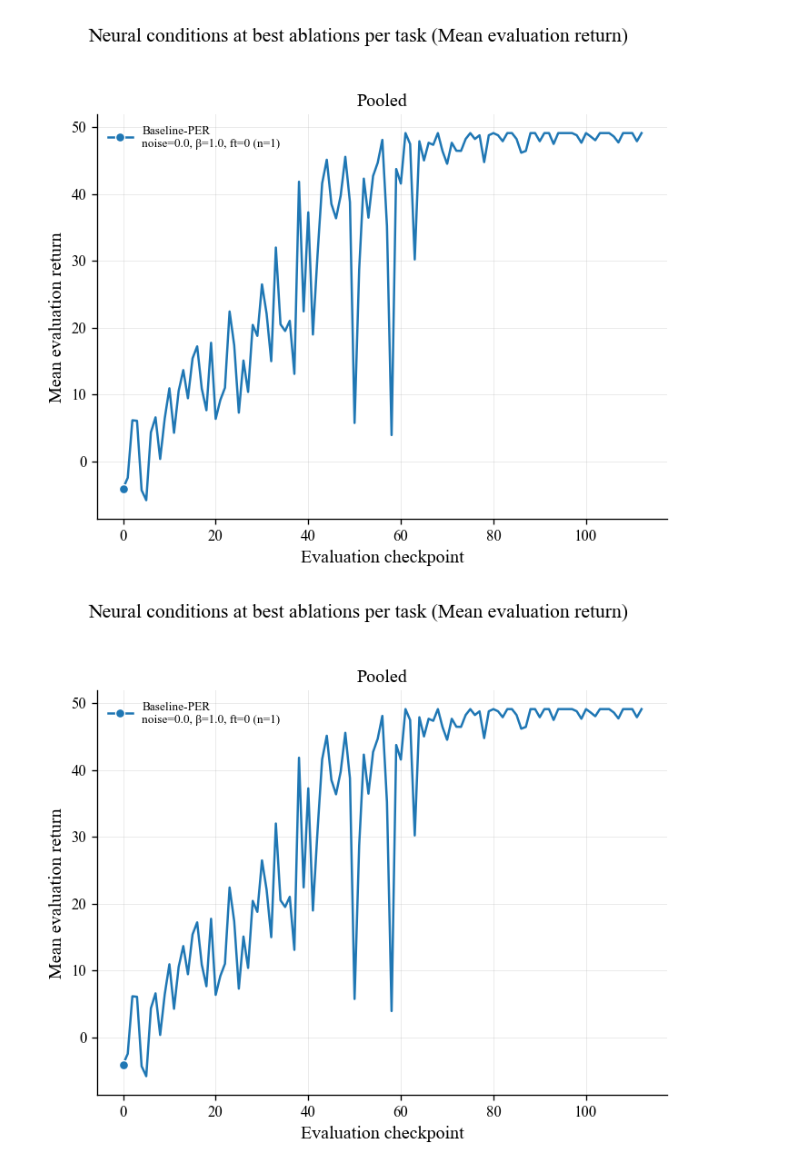
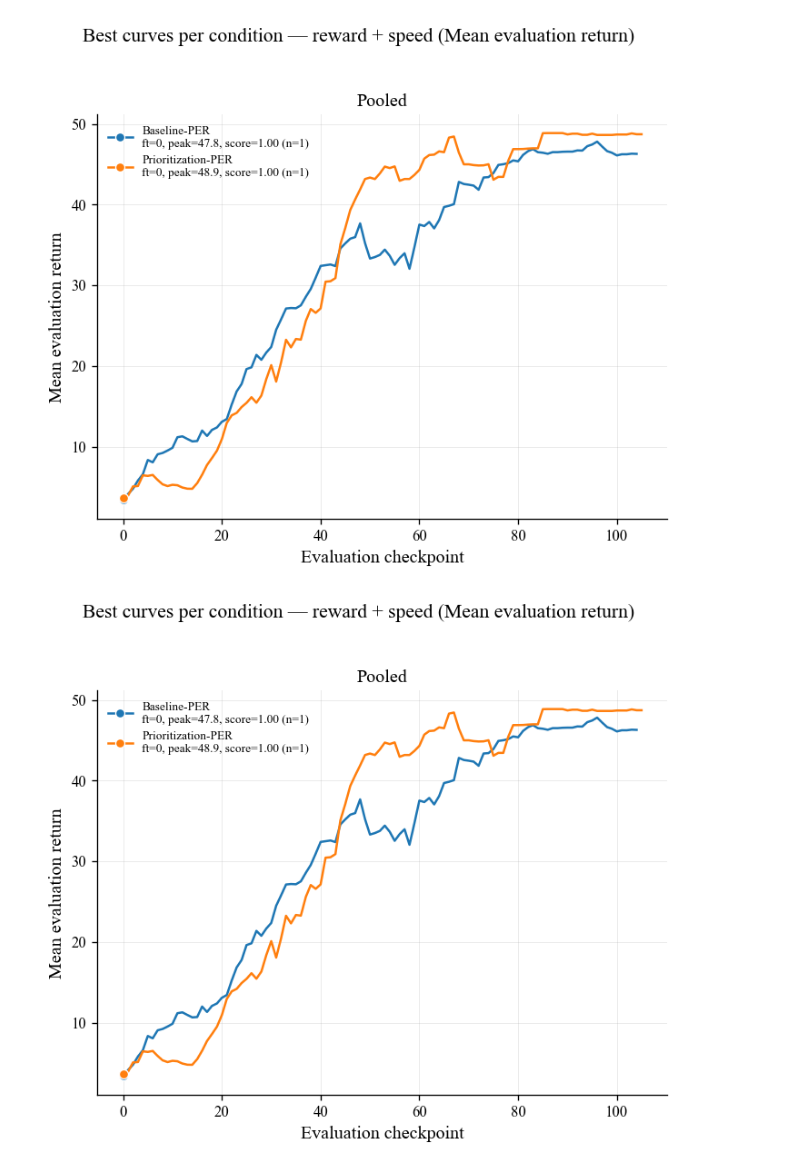
Before and after one commit to your-profile/OfflineNeuroloop, a Jupyter notebook: src/results/graphs_finetune.ipynb, the cells around one changed output. Saved outputs shown, nothing was run; the diff lists cells and outputs as text; code cells hidden in the pictures.

```diff
--- a/src/results/graphs_finetune.ipynb
+++ b/src/results/graphs_finetune.ipynb
@@ -38,7 +40,7 @@ mpl.rcParams.update({
 
 TASKS_TO_PLOT = ["Passive", "Active", "Pooled"]
 # %%
-DATA_FILE = "trial_results_finetuning.csv"
+DATA_FILE = "trial_results_finetuning_priority_aug_betafix.csv"
 SEED_COLUMN = "parameters_experiment_random_state"
 # "results_success_rate" or "results_total_reward" (reward is mean return per eval checkpoint)
 METRIC = "results_total_reward"
@@ -48,8 +50,13 @@ METRIC_LABELS = {
     "results_steps": "Steps at evaluation",
 }
 METRIC_LABEL = METRIC_LABELS[METRIC]
-WINDOW_SIZE =  1
-FINAL_WINDOW = 1
+WINDOW_SIZE =  10
+FINAL_WINDOW = 10
+# Best-curve selection: reward (high y) + speed (fewer checkpoints to strong return)
+CURVE_PEAK_WEIGHT = 0.5       # reward = blend of peak and terminal return
+CURVE_REWARD_WEIGHT = 0.5     # weight on reward vs speed when picking best curve
+CURVE_SPEED_WEIGHT = 0.5
+SPEED_REACH_MARGIN = 1.0      # shared target = best peak in group minus this (reward points)
 
 CONDITION_COLUMN = "parameters_experiment_condition"
 TASK_COLUMN = "parameters_experiment_task"
@@ -72,7 +79,6 @@ NOISE_ORDER = [0.0, 0.1, 0.5, 1.0]
 BETA_ORDER = [0.5, 1.0, 5.0, 10.0]
 FT_ORDER = [0.0, 0.2, 0.4, 0.6, 0.8, 1.0]
 NUMERIC_ABLATION_COLS = ("noise", "beta", "ft")
-
 # Use tasks present in the CSV when AUTO_TASKS_FROM_DATA is True
 AUTO_TASKS_FROM_DATA = True
 
@@ -201,19 +262,21 @@ Tasks in data: ['Pooled']
 def build_aggregated_table(df: pd.DataFrame, metric_col: str = METRIC) -> pd.DataFrame:
     records = []
     for trial_name, grp in df.groupby("trial_name", sort=False):
-        mean, std, n_seeds = aggregate_seed_rows(grp, metric_col, WINDOW_SIZE)
+        mean, sem, n_seeds = aggregate_seed_rows(grp, metric_col, WINDOW_SIZE)
         rep = grp.iloc[0]
         records.append({
             "trial_name": trial_name,
             "mean": mean,
-            "std": std,
+            "sem": sem,
             "n_seeds": n_seeds,
             "task": rep[TASK_COLUMN],
             "condition": rep[CONDITION_COLUMN],
             "noise": float(rep[NOISE_COLUMN]),
             "beta": float(rep[BETA_COLUMN]),
             "ft": float(rep[FT_COLUMN]),
+            "peak_reward": peak_reward(mean),
             "final_score": final_score(mean),
+            "reward_score": reward_score(mean),
         })
     return pd.DataFrame(records)
 
@@ -630,6 +770,6 @@ plot_conditions_at_each_ft(agg)
 # %%
 # Optional: best (noise, β, ft) per task × condition summary figure
-plot_conditions_best_per_task_condition(agg, best_ablations)
+plot_conditions_best_per_task_condition(agg, filters=FT_BEST_FILTERS)
 # %% [output]
-[figure, old version]
+[figure, new version]
-[figure, old version]
+[figure, new version]
```
Also changed, not shown: parts of 9 cells of this notebook, 15 other files.
